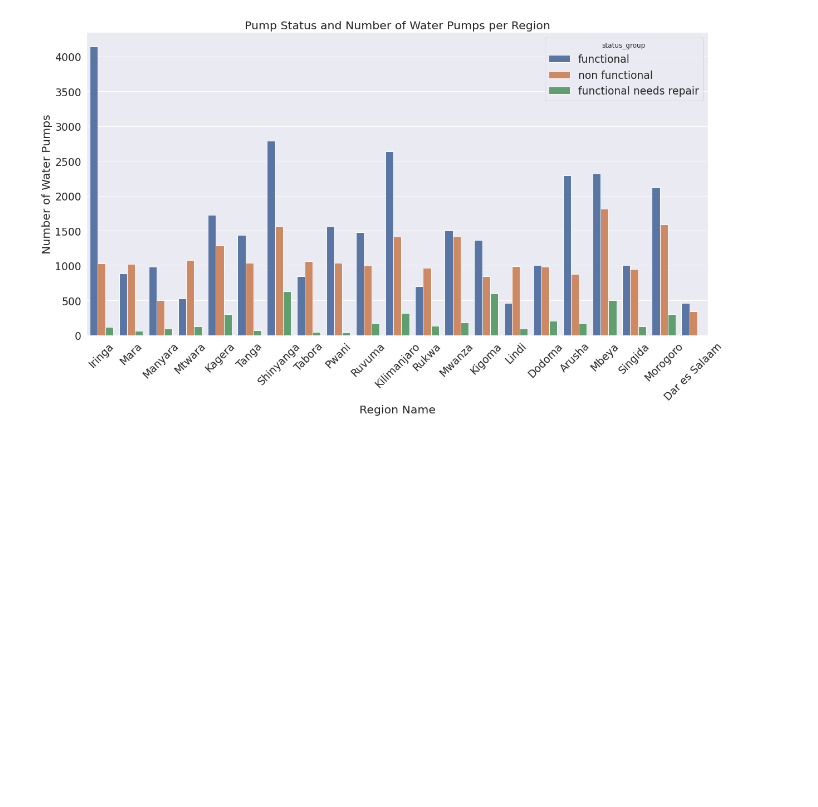
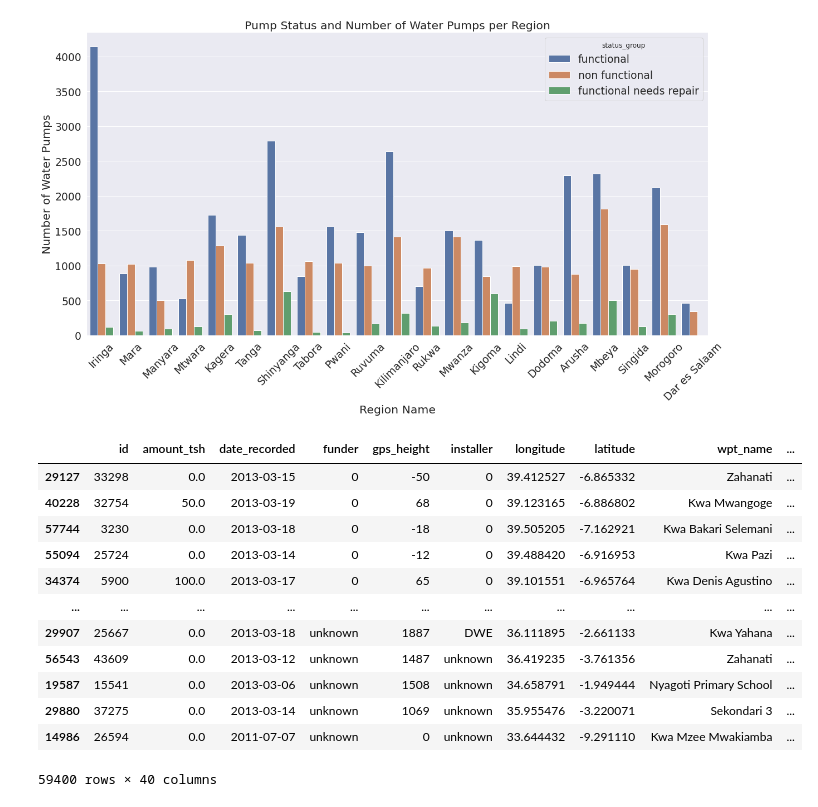
Before and after one commit to mertkaya13/WFT, a Jupyter notebook: WaterForTansania.ipynb, the cells around one changed output. Drawn from its saved outputs; the diff is of its cells as text; code cells hidden in the pictures; blank space fills up the shorter version.

```diff
--- a/WaterForTansania.ipynb
+++ b/WaterForTansania.ipynb
@@ -97,3 +99,21 @@ sns.set(font_scale=1.7)
 plt.xticks(rotation=45);
 # %% [output]
 [figure]
+# %%
+df_filledvalues = df_values.fillna("unknown")
+# %%
+df_filledvalues.sort_values("funder")
+# %% [output]
+|  | id | amount_tsh | date_recorded | funder | gps_height | installer | longitude | latitude | wpt_name | ... |
+| 29127 | 33298 | 0.0 | 2013-03-15 | 0 | -50 | 0 | 39.412527 | -6.865332 | Zahanati | ... |
+| 40228 | 32754 | 50.0 | 2013-03-19 | 0 | 68 | 0 | 39.123165 | -6.886802 | Kwa Mwangoge | ... |
+| 57744 | 3230 | 0.0 | 2013-03-18 | 0 | -18 | 0 | 39.505205 | -7.162921 | Kwa Bakari Selemani | ... |
+| 55094 | 25724 | 0.0 | 2013-03-14 | 0 | -12 | 0 | 39.488420 | -6.916953 | Kwa Pazi | ... |
+| 34374 | 5900 | 100.0 | 2013-03-17 | 0 | 65 | 0 | 39.101551 | -6.965764 | Kwa Denis Agustino | ... |
+| ... | ... | ... | ... | ... | ... | ... | ... | ... | ... | ... |
+| 29907 | 25667 | 0.0 | 2013-03-18 | unknown | 1887 | DWE | 36.111895 | -2.661133 | Kwa Yahana | ... |
+| 56543 | 43609 | 0.0 | 2013-03-12 | unknown | 1487 | unknown | 36.419235 | -3.761356 | Zahanati | ... |
+| 19587 | 15541 | 0.0 | 2013-03-06 | unknown | 1508 | unknown | 34.658791 | -1.949444 | Nyagoti Primary School | ... |
+| 29880 | 37275 | 0.0 | 2013-03-14 | unknown | 1069 | unknown | 35.955476 | -3.220071 | Sekondari 3 | ... |
+| 14986 | 26594 | 0.0 | 2011-07-07 | unknown | 0 | unknown | 33.644432 | -9.291110 | Kwa Mzee Mwakiamba | ... |
+59400 rows × 40 columns
```
Also changed, not shown: parts of 17 cells of this notebook.
